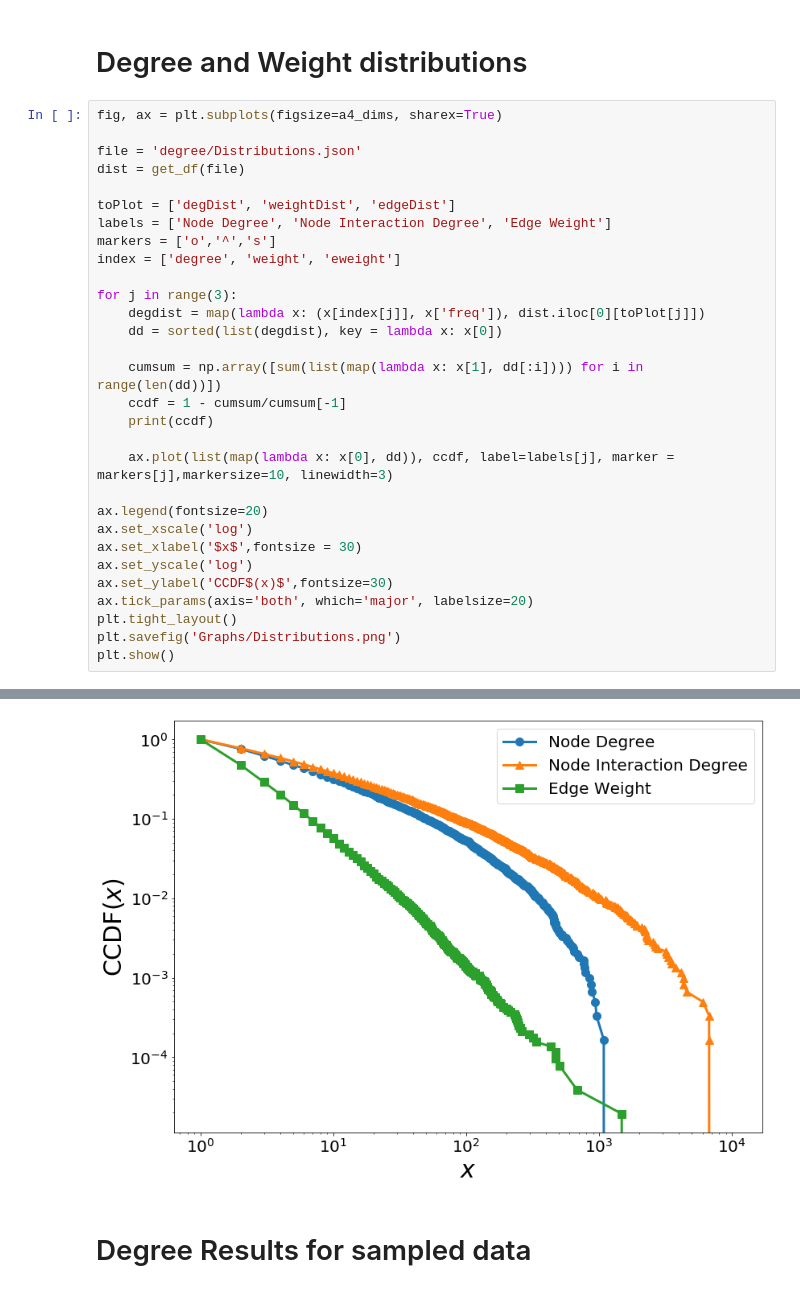
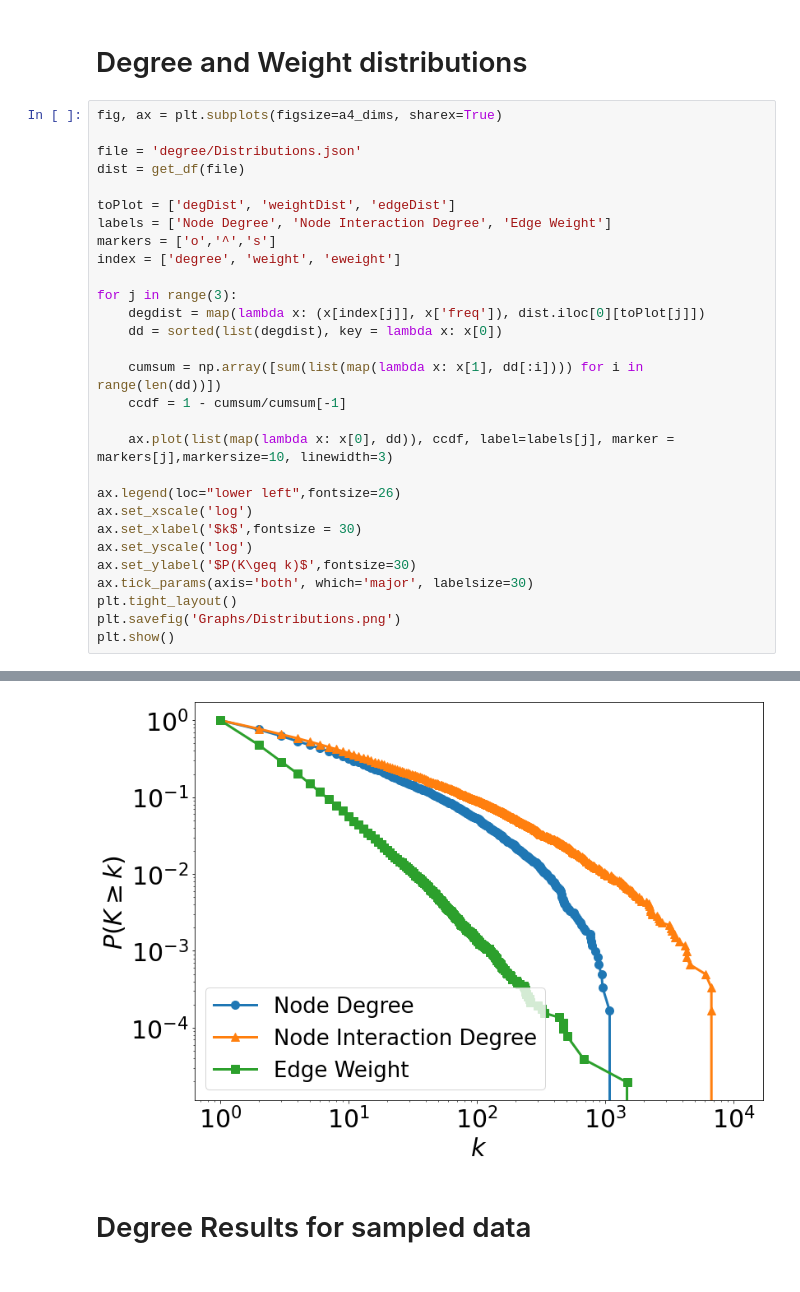
Before and after one commit to miratepuffin/Raphtory-Plots, a Jupyter notebook: GabPlots2.ipynb, the cells around one changed output, grey strips where cells are left out. Saved outputs shown, nothing was run; the diff lists cells and outputs as text.

```diff
--- a/GabPlots2.ipynb
+++ b/GabPlots2.ipynb
@@ -266,16 +266,15 @@ for j in range(3):
 
     cumsum = np.array([sum(list(map(lambda x: x[1], dd[:i]))) for i in range(len(dd))])
     ccdf = 1 - cumsum/cumsum[-1]
-    print(ccdf)
 
     ax.plot(list(map(lambda x: x[0], dd)), ccdf, label=labels[j], marker = markers[j],markersize=10, linewidth=3)
 
-ax.legend(fontsize=20)
+ax.legend(loc="lower left",fontsize=26)
 ax.set_xscale('log')
-ax.set_xlabel('$x$',fontsize = 30)
+ax.set_xlabel('$k$',fontsize = 30)
 ax.set_yscale('log')
-ax.set_ylabel('CCDF$(x)$',fontsize=30)
-ax.tick_params(axis='both', which='major', labelsize=20)
+ax.set_ylabel('$P(K\geq k)$',fontsize=30)
+ax.tick_params(axis='both', which='major', labelsize=30)
 plt.tight_layout()
 plt.savefig('Graphs/Distributions.png')
 plt.show()
@@ -300,4 +282,4 @@ plt.show()
-[figure, old version]
+[figure, new version]
 # %% [markdown]
 # Degree Results for sampled data
 # %%
```
Also changed, not shown: parts of 1 cell of this notebook, 7 other files.
